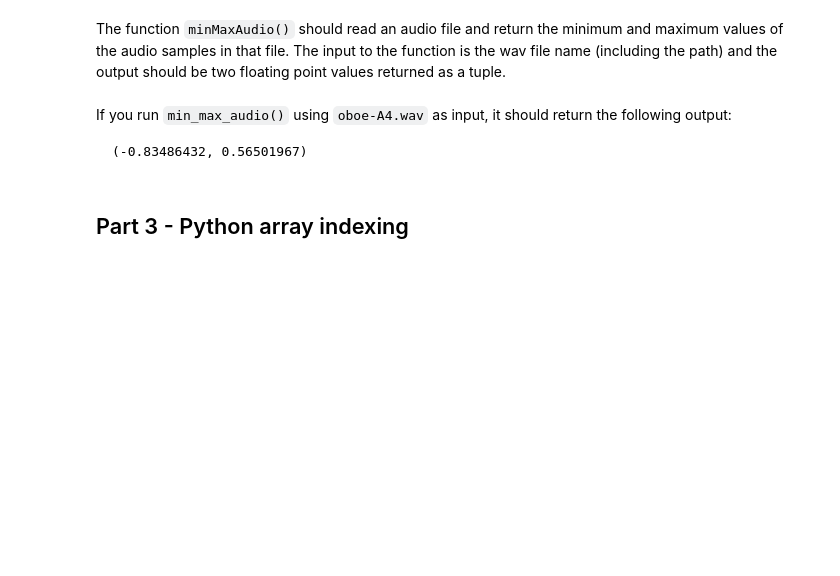
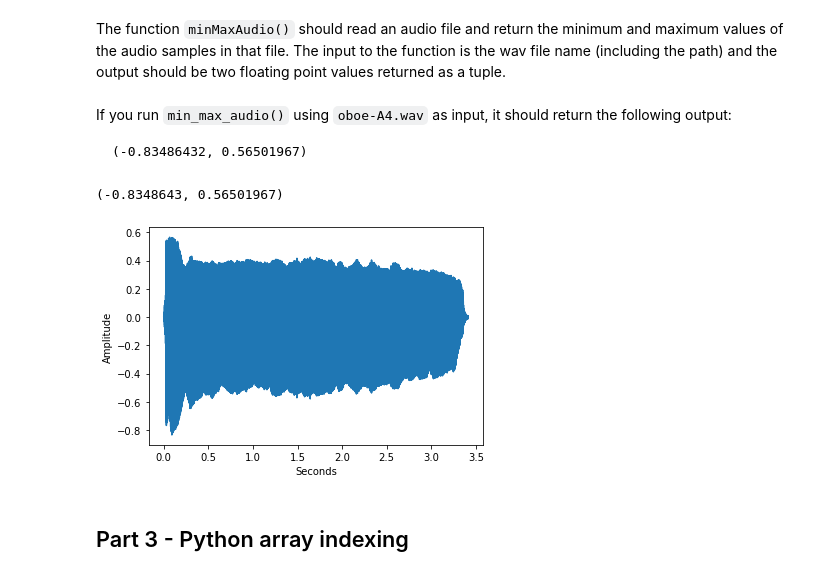
Before and after one commit to deancochran/sms-tools, a Jupyter notebook: notebooks/E1-Python-and-sounds.ipynb, the cells around one changed output. Cells and saved outputs as stored; diff of their text form; code cells hidden in the pictures; blank space fills up the shorter version.

```diff
--- a/notebooks/E1-Python-and-sounds.ipynb
+++ b/notebooks/E1-Python-and-sounds.ipynb
@@ -82,6 +97,28 @@ If you run `min_max_audio()` using `oboe-A4.wav` as input, it should return the
 # E1 - 2.2: Plot input sound with x-axis in seconds, and call min_max_audio() with the proposed sound file
 
 ### Your code here
+#This problem needed to be separated into different cells,
+#but begin with representing the title of the sound file with a string
+oboe_file="oboe-A4.wav"
+# %%
+#calling our min_max_audio function to verify our results
+min_max_audio('../sounds/'+oboe_file)
+# %% [output]
+(-0.8348643, 0.56501967)
+# %%
+#To plot sound...
+#first read the. sound file
+(fs,x)=wavread('../sounds/'+oboe_file)
+#create a time frame of the sound in seconds (create a list)
+t=np.arange(x.size)/float(fs)
+#then and the data and time frame to the plot
+plt.plot(t,x)
+#adding decorations to the plot
+plt.title(oboe_file)
+plt.xlabel("Seconds")
+plt.show()
+# %% [output]
+[figure, added]
 # %% [markdown]
 ## Part 3 - Python array indexing
 # %% [markdown]
```
Also changed, not shown: parts of 11 cells of this notebook.
